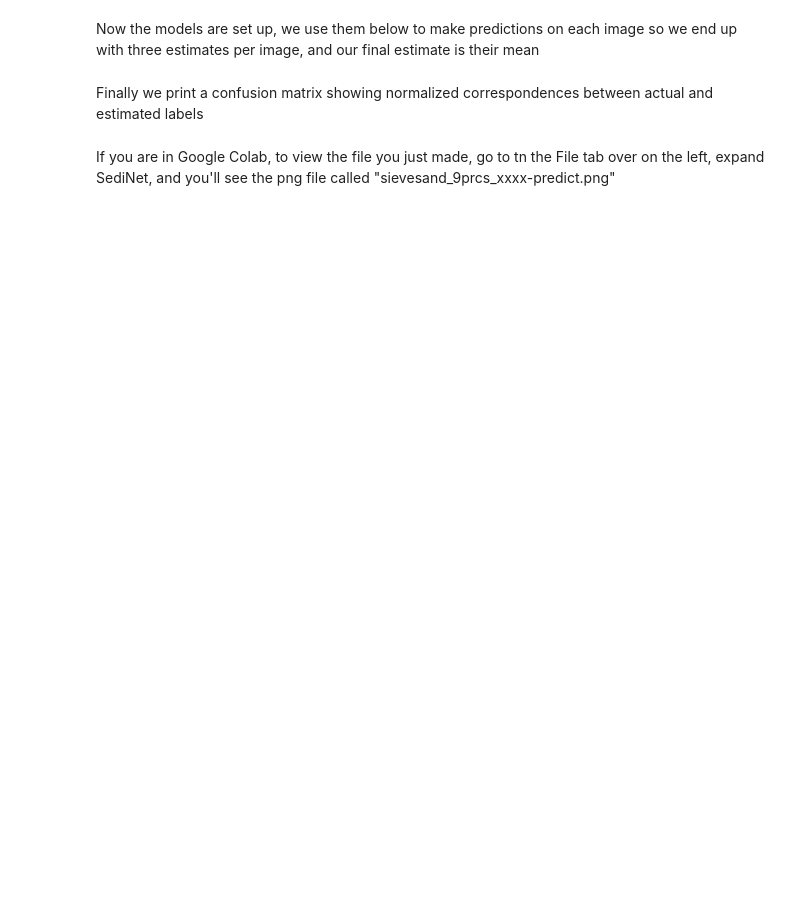
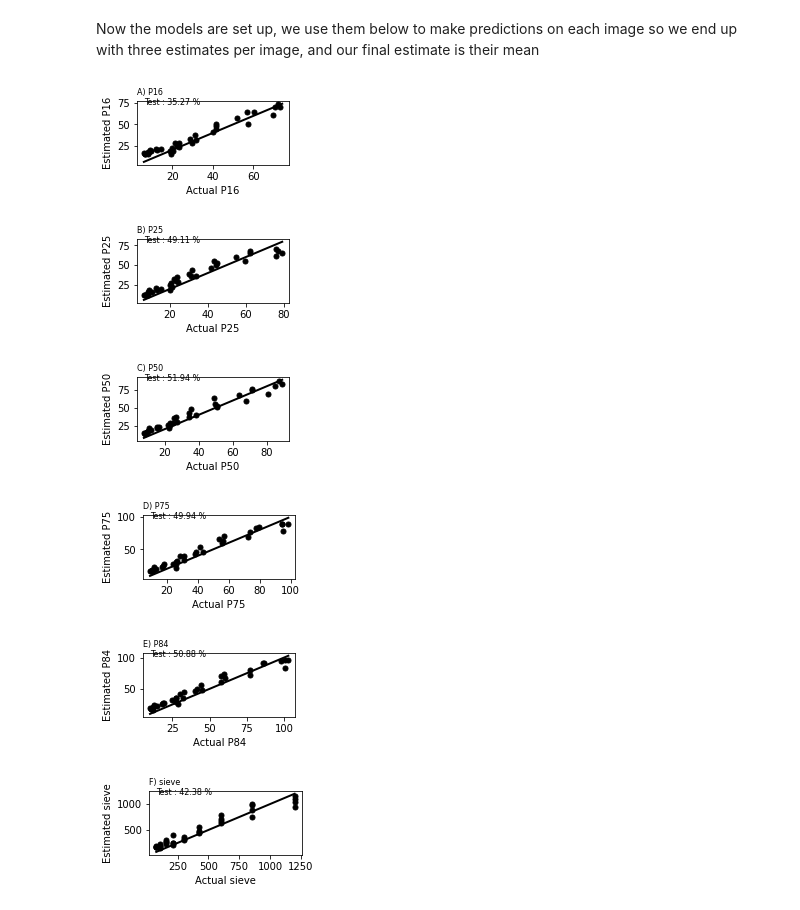
Before and after one commit to DigitalGrainSize/SediNet, a Jupyter notebook: notebooks/SediNet_Continuous_SievedSand_sieveplus4Prcs.ipynb, the cells around one changed output. Saved outputs shown, nothing was run; the diff lists cells and outputs as text; code cells hidden in the pictures; blank space fills up the shorter version.

```diff
--- a/notebooks/SediNet_Continuous_SievedSand_sieveplus4Prcs.ipynb
+++ b/notebooks/SediNet_Continuous_SievedSand_sieveplus4Prcs.ipynb
@@ -29,3 +40,6 @@ configfile = 'config_sievedsand_sieve_plus.json'
+# %%
+configfile = 'config/config_sievedsand_sieve_plus_predict.json'
+weights_path = 'grain_size_sieved_sands/res/grey/sievesand_sieve_plus_simo_batch8_P16_P25_P50_P75_P84_sieve__checkpoint.hdf5'
 # %% [markdown]
 Load the config file and parse out the variables we need
 # %%
@@ -137,0 +75,16 @@ ________________________________________________________________________________
+# %%
+df = pd.read_csv(csvfile)
+df['files'] = [k.strip() for k in df['files']]
+
+train_idx = np.arange(len(df))
+
+CS = joblib.load(weights_path.replace('.hdf5','_scaler.pkl'))
+
+varstring = ''.join([str(k)+'_' for k in vars])
+
+##==============================================
+## create a sedinet model to estimate category
+model = make_sedinet_siso_simo(vars, greyscale, dropout)
+model.load_weights(os.getcwd()+os.sep+weights_path)
+
+Z = joblib.load(weights_path.replace('.hdf5','_bias.pkl'))
@@ -159,2 +131,0 @@ else:
-# %% [markdown]
-Finally we print a confusion matrix showing normalized  correspondences between actual and estimated labels
@@ -161,40 +138,49 @@ Finally we print a confusion matrix showing normalized  correspondences between
 # %%
 if len(vars)==9:
-  nrows = 3; ncols = 3
+   nrows = 3; ncols = 3
 elif len(vars)==8:
-  nrows = 4; ncols = 2
+   nrows = 4; ncols = 2
 elif len(vars)==7:
-  nrows = 4; ncols = 2
+   nrows = 3; ncols = 3
 elif len(vars)==6:
-  nrows = 3; ncols = 2
+   nrows = 3; ncols = 2
 elif len(vars)==5:
-  nrows = 3; ncols = 2
+   nrows = 3; ncols = 2
 elif len(vars)==4:
-  nrows = 2; ncols = 2
+   nrows = 2; ncols = 2
 elif len(vars)==3:
-  nrows = 3; ncols = 1
+   nrows = 1; ncols = 3
 elif len(vars)==2:
-  nrows = 2; ncols = 1
+   nrows = 2; ncols = 1
 elif len(vars)==1:
-  nrows = 1; ncols = 1
+   nrows = 1; ncols = 1
 
 ## make a plot
-fig = plt.figure(figsize=(4*nrows,4*ncols))
+fig = plt.figure()
 labs = 'ABCDEFGHIJKLMNOPQRSTUVWXYZ'
 for k in range(1,1+(nrows*ncols)):
-  plt.subplot(nrows,ncols,k)
-  plt.plot(eval(vars[k-1]+'_trueT'), eval(vars[k-1]+'_predT'), 'ko', markersize=3)
-  #plt.plot(eval(vars[k-1]+'_true'), eval(vars[k-1]+'_pred'), 'bx', markersize=5)
-  plt.plot([5, 1000], [5, 1000], 'k', lw=2)
-  plt.xscale('log'); plt.yscale('log')
-  #plt.text(11,700,'Test : '+str(np.mean(100*(np.abs(eval(vars[k-1]+'_pred') - eval(vars[k-1]+'_true')) / eval(vars[k-1]+'_true'))))[:5]+' %',  fontsize=8, color='b')
-  plt.text(11,1000,'Train : '+str(np.mean(100*(np.abs(eval(vars[k-1]+'_predT') - eval(vars[k-1]+'_trueT')) / eval(vars[k-1]+'_trueT'))))[:5]+' %', fontsize=8)
-  plt.xlim(10,1300); plt.ylim(10,1300)
-  plt.title(r''+labs[k-1]+') '+vars[k-1], fontsize=8, loc='left')
+   #try:
+   plt.subplot(nrows,ncols,k)
+   x = eval(vars[k-1]+'_trueT')
+   y = eval(vars[k-1]+'_predT')
+   y = np.polyval(Z[k-1],y) #apply bias correction
+   y = np.abs(y) #make sure no negative values
 
-#plt.show()
-plt.savefig(name+str(IM_HEIGHT)+'_batch'+str(batch_size)+'_xy-base'+str(base)+'_predict.png', dpi=300, bbox_inches='tight')
-plt.close()
-del fig
+   plt.plot(x, y, 'ko', markersize=5)
+
+   plt.plot([ np.min(np.hstack((x,y))),  np.max(np.hstack((x,y)))], [ np.min(np.hstack((x,y))),  np.max(np.hstack((x,y)))], 'k', lw=2)
+
+   plt.text(1.02*np.min(np.hstack((x,y))), 0.98*np.max(np.hstack((x,y))),'Test : '+str(np.mean(100*(np.abs(eval(vars[k-1]+'_predT') - eval(vars[k-1]+'_trueT')) / eval(vars[k-1]+'_trueT'))))[:5]+' %', fontsize=8)
+
+   plt.title(r''+labs[k-1]+') '+vars[k-1], fontsize=8, loc='left')
+   plt.xlabel('Actual '+vars[k-1])
+   plt.ylabel('Estimated '+vars[k-1])
+
+   plt.show()
+# %% [output]
+[figure, added]
+[figure, added]
+[figure, added]
+[figure, added]
+[figure, added]
+[figure, added]
-# %% [markdown]
-If you are in Google Colab, to view the file you just made, go to tn the File tab over on the left, expand SediNet, and you'll see the png file called "sievesand_9prcs_xxxx-predict.png"
```
Also changed, not shown: parts of 16 cells of this notebook, 3 other files.
